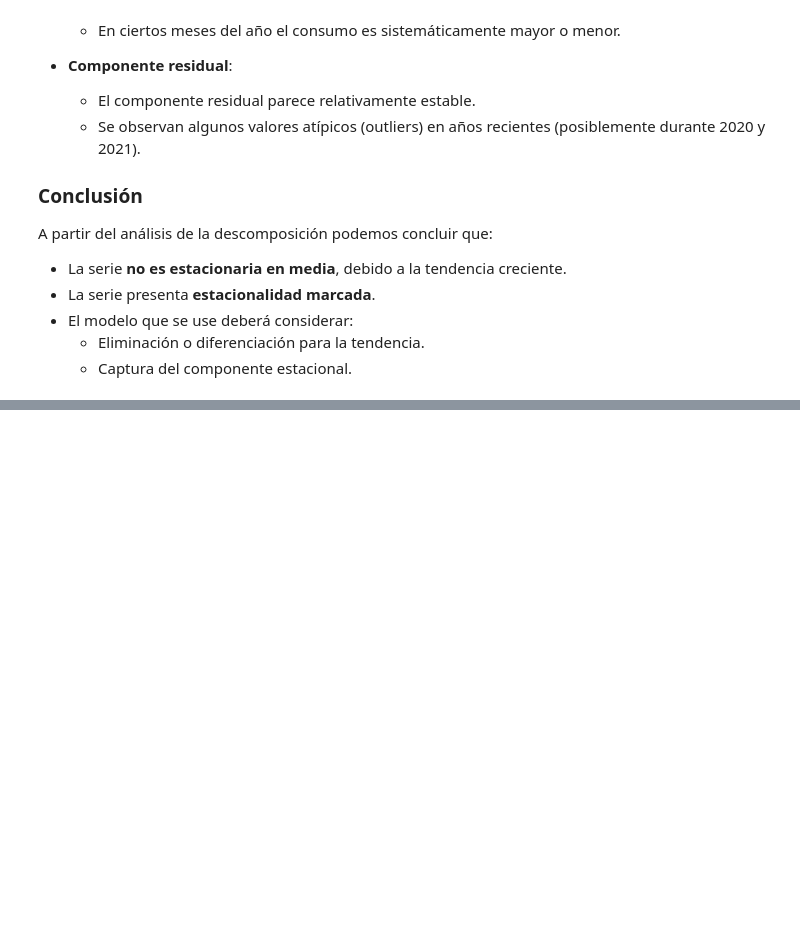
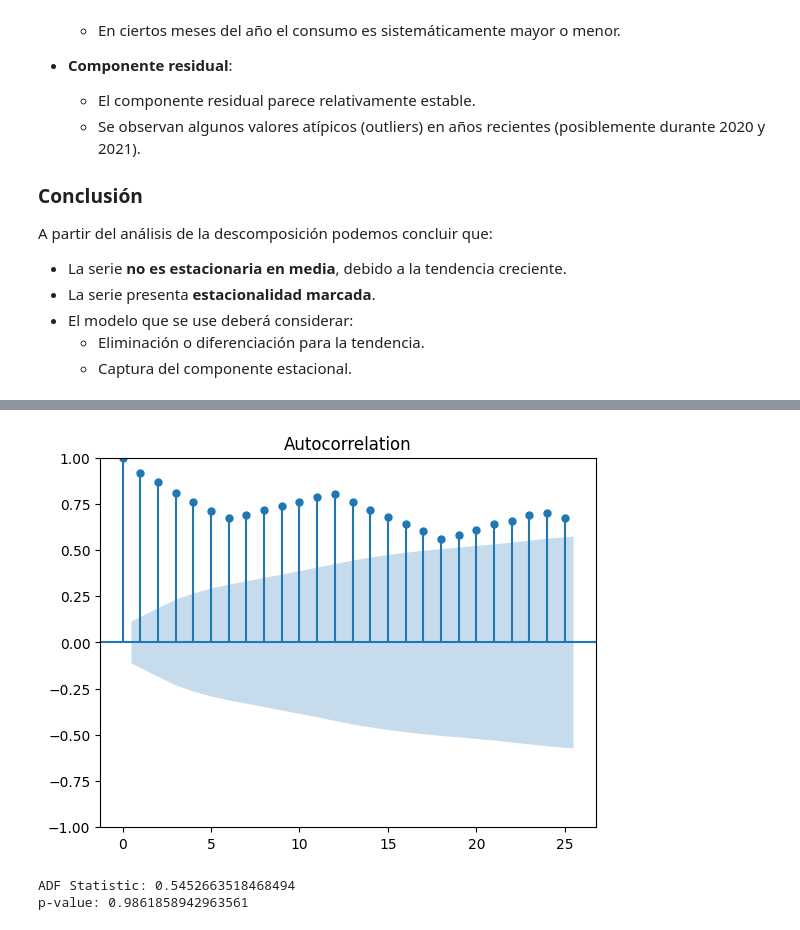
Before and after one commit to DanielDubon/DS_TimeSeries, a Jupyter notebook: notebooks/DieselNotebook.ipynb, the cells around one changed output, grey strips where cells are left out. Saved outputs shown, nothing was run; the diff lists cells and outputs as text; code cells hidden in the pictures; blank space fills up the shorter version.

```diff
--- a/notebooks/DieselNotebook.ipynb
+++ b/notebooks/DieselNotebook.ipynb
@@ -163,0 +169,16 @@ A partir del análisis de la descomposición podemos concluir que:
+# %%
+from statsmodels.graphics.tsaplots import plot_acf
+from statsmodels.tsa.stattools import adfuller
+
+# Gráfico de autocorrelación
+plot_acf(df_diesel['Diesel'])
+plt.show()
+
+# Prueba Dickey-Fuller
+resultado_adf = adfuller(df_diesel['Diesel'])
+print('ADF Statistic:', resultado_adf[0])
+print('p-value:', resultado_adf[1])
+# %% [output]
+[figure, added]
+ADF Statistic: 0.5452663518468494
+p-value: 0.9861858942963561
```
Also changed, not shown: parts of 2 cells of this notebook.
